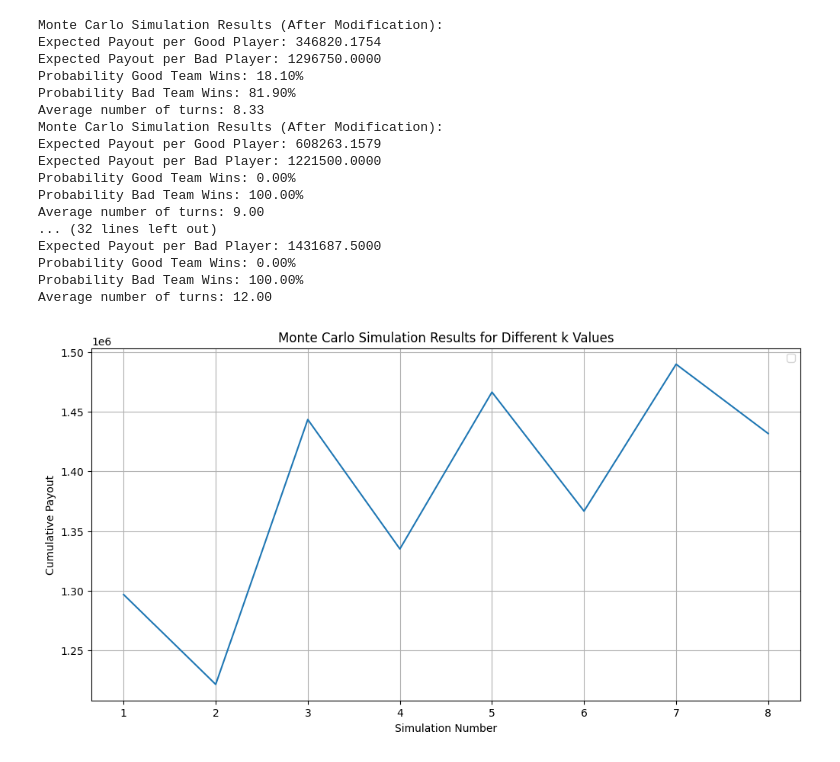
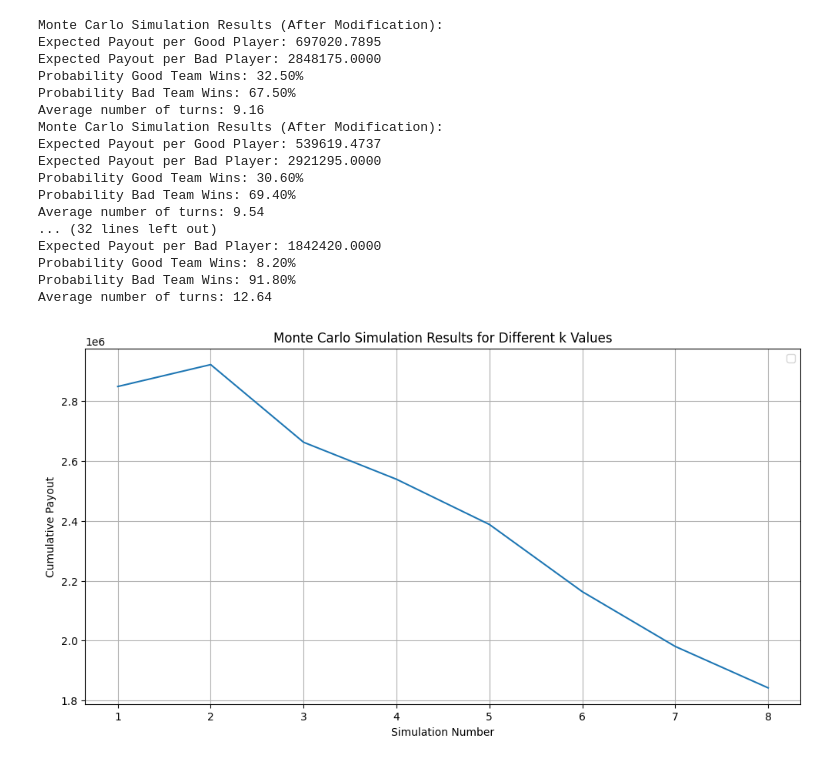
Before and after one commit to hakatiki/ETI-blog, a Jupyter notebook: content/blog/arulok/anal.ipynb, the cells around one changed output. Cells and saved outputs as stored; diff of their text form; code cells hidden in the pictures.

```diff
--- a/content/blog/arulok/anal.ipynb
+++ b/content/blog/arulok/anal.ipynb
@@ -363,47 +331,47 @@ Average number of turns: 9.00
 import matplotlib.pyplot as plt
 n = 19  # Number of good players
 k_values = [1, 2, 3, 4, 5, 6, 7, 8]  # Different numbers of bad players
-num_simulations = 1000000
-starting_payout = 5_000_000
+num_simulations = 10000
+starting_payout = 16_000_000
 daily_payout = 0
 
 # Run the simulation for each k and plot the results
 plt.figure(figsize=(12, 6))
 payouts=[]
 for k in k_values:
     results = monte_carlo_simulation(n, k, starting_payout, num_simulations)
     payouts.append(results['Expected Payout per Bad Player'])
     print("Monte Carlo Simulation Results (After Modification):")
     print(f"Expected Payout per Good Player: {results['Expected Payout per Good Player']:.4f}")
     print(f"Expected Payout per Bad Player: {results['Expected Payout per Bad Player']:.4f}")
     print(f"Probability Good Team Wins: {results['Probability Good Wins'] * 100:.2f}%")
     print(f"Probability Bad Team Wins: {results['Probability Bad Wins'] * 100:.2f}%")
     print(f"Average number of turns: {results['Average number of turns']:.2f}")
 
 plt.plot( k_values, payouts,)
 plt.xticks(k_values)
 plt.xlabel('Simulation Number')
 plt.ylabel('Cumulative Payout')
 plt.title('Monte Carlo Simulation Results for Different k Values')
 plt.legend()
 plt.grid(True)
 plt.show()
 # %% [output]
 Monte Carlo Simulation Results (After Modification):
-Expected Payout per Good Player: 346820.1754
-Expected Payout per Bad Player: 1296750.0000
-Probability Good Team Wins: 18.10%
-Probability Bad Team Wins: 81.90%
-Average number of turns: 8.33
+Expected Payout per Good Player: 697020.7895
+Expected Payout per Bad Player: 2848175.0000
+Probability Good Team Wins: 32.50%
+Probability Bad Team Wins: 67.50%
+Average number of turns: 9.16
 Monte Carlo Simulation Results (After Modification):
-Expected Payout per Good Player: 608263.1579
-Expected Payout per Bad Player: 1221500.0000
-Probability Good Team Wins: 0.00%
-Probability Bad Team Wins: 100.00%
-Average number of turns: 9.00
+Expected Payout per Good Player: 539619.4737
+Expected Payout per Bad Player: 2921295.0000
+Probability Good Team Wins: 30.60%
+Probability Bad Team Wins: 69.40%
+Average number of turns: 9.54
 ... (32 lines left out)
-Expected Payout per Bad Player: 1431687.5000
-Probability Good Team Wins: 0.00%
-Probability Bad Team Wins: 100.00%
-Average number of turns: 12.00
+Expected Payout per Bad Player: 1842420.0000
+Probability Good Team Wins: 8.20%
+Probability Bad Team Wins: 91.80%
+Average number of turns: 12.64
-[figure, old version]
+[figure, new version]
```
Also changed, not shown: parts of 18 cells of this notebook, 2 other files.
